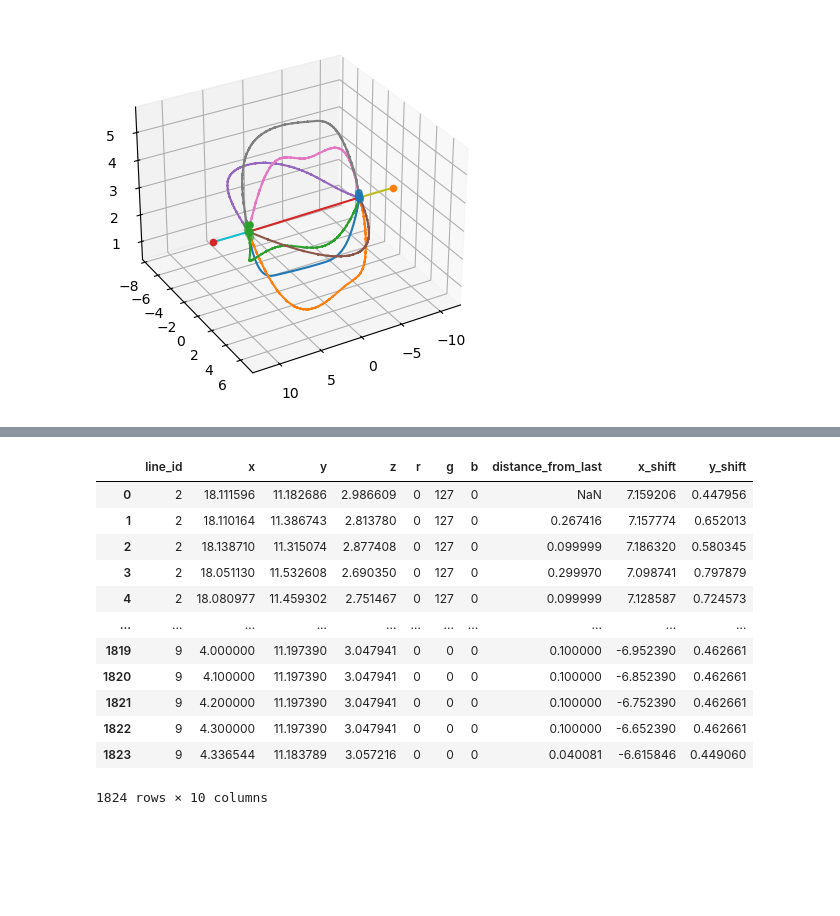
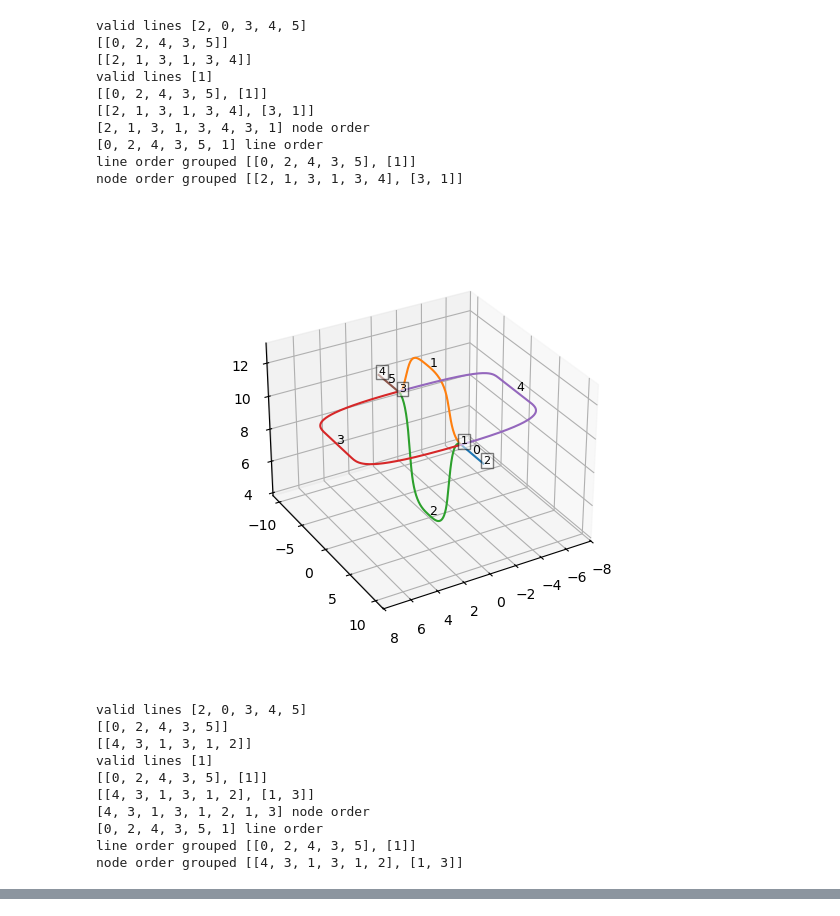
Before and after one commit to joeforth/fractal_slicer, a Jupyter notebook: fractal_slicer_v0-2.ipynb, the cells around one changed output, grey strips where cells are left out. Saved outputs shown, nothing was run; the diff lists cells and outputs as text; code cells hidden in the pictures; blank space fills up the shorter version.

Commit message:
add animation fractal_slicer_v0-2.ipynb
Animation of print path

```diff
--- a/fractal_slicer_v0-2.ipynb
+++ b/fractal_slicer_v0-2.ipynb
@@ -1,25 +1,55 @@
 # %%
+%matplotlib widget
 from fracprint import processor
 from fracprint import writer
 
+
 # File settings
-filedir = './test_files/'       # Directory of the file you're loading
-filename = '3Dblood27.11.txt'   # Name of the file you're loading
-fileout = 'file.gcode'          # Name of the output file
+filedir = './Rhino/'       # Directory of the file you're loading
+filename = '2x2_3Dvessel.txt'   # Name of the file you're loading
+fileout = '2x2_3Dvessel.gcode'          # Name of the output file
 
 # Print settings
-d = 0.1                    # Target fibril diameter in mm
+d = 0.8                    # Target fibril diameter in mm
 x_offset, y_offset = 0, 0  # Offset of the print from the origin
 bed_temperature = 0        # Bed temperature in degrees C
-floor = -61                # z-coord at which nozzle hits printbed in mm
-z_min = -58                # Minimum z-coord for the print in mm
+floor = -27.5                # z-coord at which nozzle hits printbed in mm
+z_min = -27.4                # Minimum z-coord for the print in mm
 roof = 0                   # Height to retract printhead to at end of print
 f_print = 200              # Printhead speed in mm / min
 E_clean = 10                # Amount to extrude in cleaning line
+
+
 
 # Write to file
 settings = processor.build_settings(filedir, filename, fileout, d, x_offset, y_offset, bed_temperature, floor, z_min, roof, f_print, E_clean)
 df, line_order_grouped = processor.shape_prep(settings)
 df_print = writer.gcode_writer(df, settings, line_order_grouped)
+
+# animation
+data_frame, terminal_points, nodes = processor.node_finder(df)
+eline_order, enode_order, eline_order_grouped, enode_order_grouped= processor.eulerficator(data_frame, terminal_points, nodes)
+
+ani = processor.node_plotter(data_frame, terminal_points, eline_order, enode_order, enode_order_grouped)
 # %% [output]
+valid lines [2, 0, 3, 4, 5]
+[[0, 2, 4, 3, 5]]
+[[2, 1, 3, 1, 3, 4]]
+valid lines [1]
+[[0, 2, 4, 3, 5], [1]]
+[[2, 1, 3, 1, 3, 4], [3, 1]]
+[2, 1, 3, 1, 3, 4, 3, 1] node order
+[0, 2, 4, 3, 5, 1] line order
+line order grouped [[0, 2, 4, 3, 5], [1]]
+node order grouped [[2, 1, 3, 1, 3, 4], [3, 1]]
-[figure, old version]
+[figure, new version]
+valid lines [2, 0, 3, 4, 5]
+[[0, 2, 4, 3, 5]]
+[[4, 3, 1, 3, 1, 2]]
+valid lines [1]
+[[0, 2, 4, 3, 5], [1]]
+[[4, 3, 1, 3, 1, 2], [1, 3]]
+[4, 3, 1, 3, 1, 2, 1, 3] node order
+[0, 2, 4, 3, 5, 1] line order
+line order grouped [[0, 2, 4, 3, 5], [1]]
+node order grouped [[4, 3, 1, 3, 1, 2], [1, 3]]
@@ -26,16 +56,0 @@ df_print = writer.gcode_writer(df, settings, line_order_grouped)
-# %%
-df
-# %% [output]
-|  | line_id | x | y | z | r | g | b | distance_from_last | x_shift | y_shift |
-| 0 | 2 | 18.111596 | 11.182686 | 2.986609 | 0 | 127 | 0 | NaN | 7.159206 | 0.447956 |
-| 1 | 2 | 18.110164 | 11.386743 | 2.813780 | 0 | 127 | 0 | 0.267416 | 7.157774 | 0.652013 |
-| 2 | 2 | 18.138710 | 11.315074 | 2.877408 | 0 | 127 | 0 | 0.099999 | 7.186320 | 0.580345 |
-| 3 | 2 | 18.051130 | 11.532608 | 2.690350 | 0 | 127 | 0 | 0.299970 | 7.098741 | 0.797879 |
-| 4 | 2 | 18.080977 | 11.459302 | 2.751467 | 0 | 127 | 0 | 0.099999 | 7.128587 | 0.724573 |
-| ... | ... | ... | ... | ... | ... | ... | ... | ... | ... | ... |
-| 1819 | 9 | 4.000000 | 11.197390 | 3.047941 | 0 | 0 | 0 | 0.100000 | -6.952390 | 0.462661 |
-| 1820 | 9 | 4.100000 | 11.197390 | 3.047941 | 0 | 0 | 0 | 0.100000 | -6.852390 | 0.462661 |
-| 1821 | 9 | 4.200000 | 11.197390 | 3.047941 | 0 | 0 | 0 | 0.100000 | -6.752390 | 0.462661 |
-| 1822 | 9 | 4.300000 | 11.197390 | 3.047941 | 0 | 0 | 0 | 0.100000 | -6.652390 | 0.462661 |
-| 1823 | 9 | 4.336544 | 11.183789 | 3.057216 | 0 | 0 | 0 | 0.040081 | -6.615846 | 0.449060 |
-1824 rows × 10 columns
```
Also changed, not shown: parts of 1 cell of this notebook.
